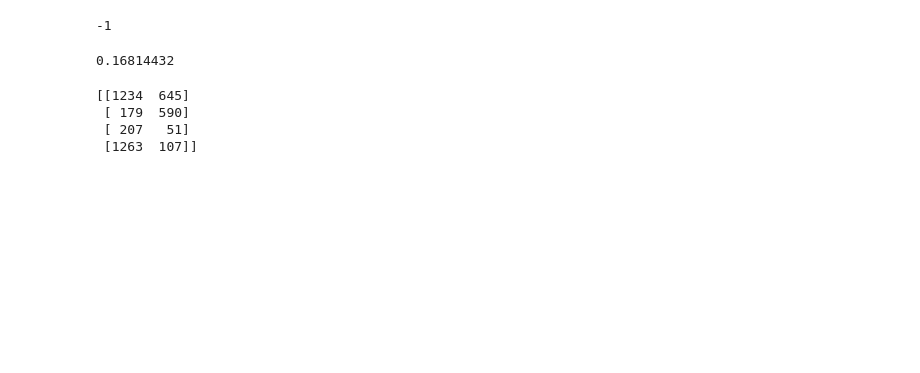
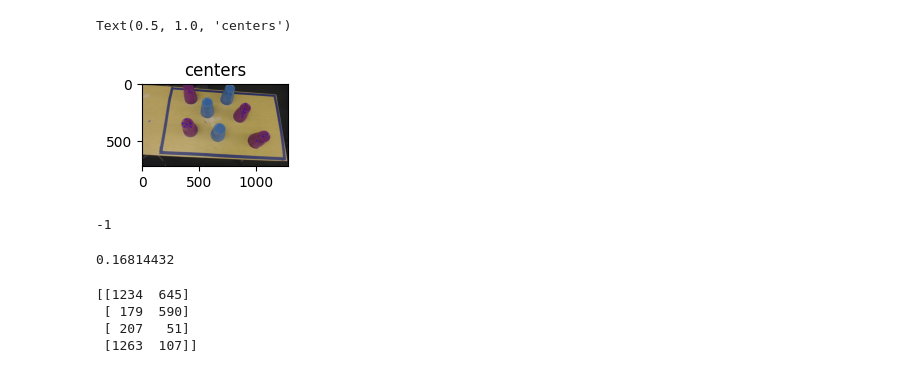
Before and after one commit to reyavir/cup_stacking_project, a Jupyter notebook: sensing.ipynb, the cells around one changed output. Cells and saved outputs as stored; diff of their text form; code cells hidden in the pictures; blank space fills up the shorter version.

```diff
--- a/sensing.ipynb
+++ b/sensing.ipynb
@@ -23,0 +38,17 @@ img = img_rgb
+# %%
+cimg = img_bgr.copy()
+cont, _ = cv.findContours(mask, cv.RETR_EXTERNAL, cv.CHAIN_APPROX_SIMPLE)
+for c in cont:
+    m = cv.moments(c)
+    if m["m00"] != 0:
+        c_x = int(m["m10"] / m["m00"])
+        c_y = int(m["m01"] / m["m00"])
+        cv.circle(cimg, (c_x, c_y), 5, (255, 0, 0), -1)
+# %%
+plt.figure()
+plt.subplot(1, 3, 1)
+plt.imshow(cv.cvtColor(cimg, cv.COLOR_BGR2RGB))
+plt.title('centers')
+# %% [output]
+Text(0.5, 1.0, 'centers')
+[figure, added]
```
Also changed, not shown: parts of 4 cells of this notebook, 2 other files.
